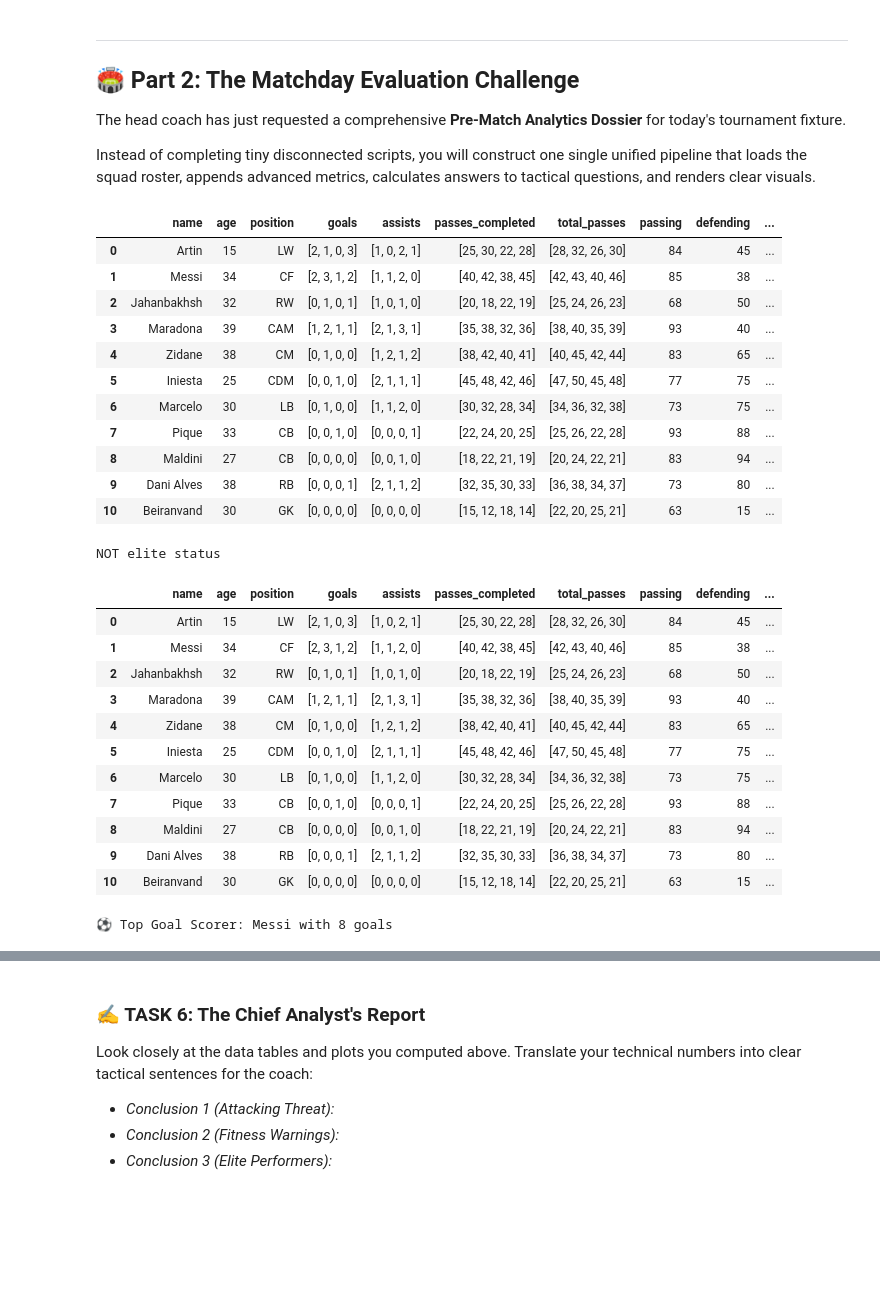
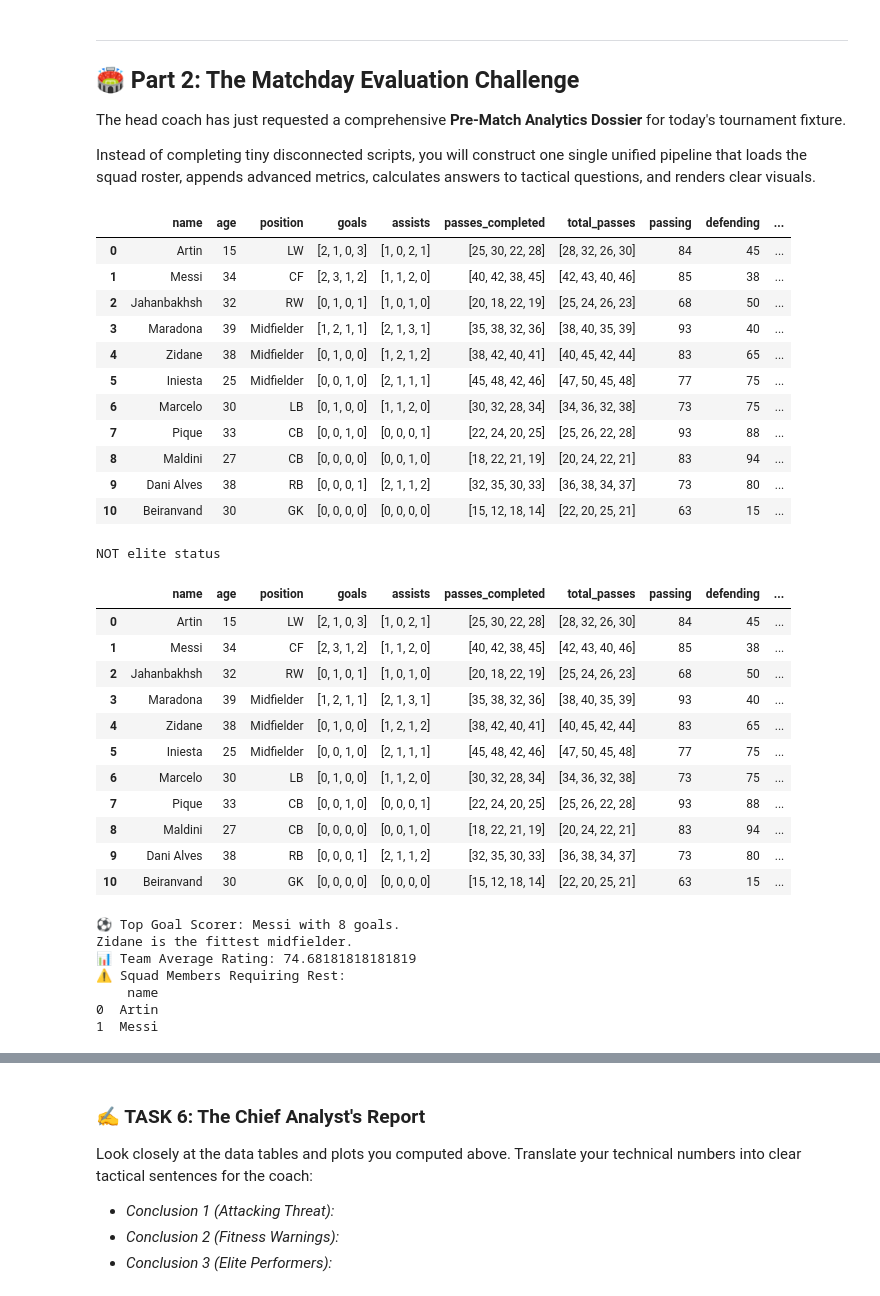
Before and after one commit to MaryamRA/KidsShield-Soccer-AI, a Jupyter notebook: Mission08/Mission08_Complementary_Solution.ipynb, the cells around one changed output, grey strips where cells are left out. Drawn from its saved outputs; the diff is of its cells as text; code cells hidden in the pictures; blank space fills up the shorter version.

```diff
--- a/Mission08/Mission08_Complementary_Solution.ipynb
+++ b/Mission08/Mission08_Complementary_Solution.ipynb
@@ -91,7 +91,7 @@ Artin_FC_v2 = [
     {
         "name": "Maradona",
         "age" : 39,
-        "position": "CAM",
+        "position": "Midfielder",
         "goals": [1, 2, 1, 1],
         "assists": [2, 1, 3, 1],
         "passes_completed": [35, 38, 32, 36],
@@ -105,7 +105,7 @@ Artin_FC_v2 = [
     {
         "name": "Zidane",
         "age" : 38,
-        "position": "CM",
+        "position": "Midfielder",
         "goals": [0, 1, 0, 0],
         "assists": [1, 2, 1, 2],
         "passes_completed": [38, 42, 40, 41],
@@ -119,7 +119,7 @@ Artin_FC_v2 = [
     {
         "name": "Iniesta",
         "age": 25,
-        "position": "CDM",
+        "position": "Midfielder",
         "goals": [0, 0, 1, 0],
         "assists": [2, 1, 1, 1],
         "passes_completed": [45, 48, 42, 46],
@@ -291,9 +291,9 @@ df
 | 0 | Artin | 15 | LW | [2, 1, 0, 3] | [1, 0, 2, 1] | [25, 30, 22, 28] | [28, 32, 26, 30] | 84 | 45 | ... |
 | 1 | Messi | 34 | CF | [2, 3, 1, 2] | [1, 1, 2, 0] | [40, 42, 38, 45] | [42, 43, 40, 46] | 85 | 38 | ... |
 | 2 | Jahanbakhsh | 32 | RW | [0, 1, 0, 1] | [1, 0, 1, 0] | [20, 18, 22, 19] | [25, 24, 26, 23] | 68 | 50 | ... |
-| 3 | Maradona | 39 | CAM | [1, 2, 1, 1] | [2, 1, 3, 1] | [35, 38, 32, 36] | [38, 40, 35, 39] | 93 | 40 | ... |
-| 4 | Zidane | 38 | CM | [0, 1, 0, 0] | [1, 2, 1, 2] | [38, 42, 40, 41] | [40, 45, 42, 44] | 83 | 65 | ... |
-| 5 | Iniesta | 25 | CDM | [0, 0, 1, 0] | [2, 1, 1, 1] | [45, 48, 42, 46] | [47, 50, 45, 48] | 77 | 75 | ... |
+| 3 | Maradona | 39 | Midfielder | [1, 2, 1, 1] | [2, 1, 3, 1] | [35, 38, 32, 36] | [38, 40, 35, 39] | 93 | 40 | ... |
+| 4 | Zidane | 38 | Midfielder | [0, 1, 0, 0] | [1, 2, 1, 2] | [38, 42, 40, 41] | [40, 45, 42, 44] | 83 | 65 | ... |
+| 5 | Iniesta | 25 | Midfielder | [0, 0, 1, 0] | [2, 1, 1, 1] | [45, 48, 42, 46] | [47, 50, 45, 48] | 77 | 75 | ... |
 | 6 | Marcelo | 30 | LB | [0, 1, 0, 0] | [1, 1, 2, 0] | [30, 32, 28, 34] | [34, 36, 32, 38] | 73 | 75 | ... |
 | 7 | Pique | 33 | CB | [0, 0, 1, 0] | [0, 0, 0, 1] | [22, 24, 20, 25] | [25, 26, 22, 28] | 93 | 88 | ... |
 | 8 | Maldini | 27 | CB | [0, 0, 0, 0] | [0, 0, 1, 0] | [18, 22, 21, 19] | [20, 24, 22, 21] | 83 | 94 | ... |
@@ -313,37 +313,37 @@ NOT elite status
 # %%
 import coach_toolbox_v3 as ct
 import pandas as pd
 import matplotlib.pyplot as plt
 import seaborn as sns
 import importlib
 importlib.reload(ct)
 
 
 # 1. Create a column 'goal_contributions' that adds goals + assists together
 df['total_goals'] = df['goals'].apply(sum)
 df['total_assists'] = df['assists'].apply(sum)
 df['goal_contributions'] = df['total_goals'] + df['total_assists']
 
 # Calculate player rating first, as 'elite_status' depends on it
 df['rating'] = df.apply(ct.calculate_overall_rating, axis=1)
 
 # 2. Create a column 'needs_rest'
 # Hint: If stamina < 75, then "Rest Needed", else "Match Ready"
 df['needs_rest'] = df.apply(ct.needs_rest, axis=1)
 
 # 3. Create a column 'elite_status' indicating players with a performance rating >= 8.5
 # Hint: Use df['rating'] >= 8.5 mapping
-df['ELITE_STATUS'] = df['rating'] >= 8.5
+df['ELITE_STATUS'] = df['rating'] >= 80
 
 df
 # %% [output]
 |  | name | age | position | goals | assists | passes_completed | total_passes | passing | defending | ... |
 | 0 | Artin | 15 | LW | [2, 1, 0, 3] | [1, 0, 2, 1] | [25, 30, 22, 28] | [28, 32, 26, 30] | 84 | 45 | ... |
 | 1 | Messi | 34 | CF | [2, 3, 1, 2] | [1, 1, 2, 0] | [40, 42, 38, 45] | [42, 43, 40, 46] | 85 | 38 | ... |
 | 2 | Jahanbakhsh | 32 | RW | [0, 1, 0, 1] | [1, 0, 1, 0] | [20, 18, 22, 19] | [25, 24, 26, 23] | 68 | 50 | ... |
-| 3 | Maradona | 39 | CAM | [1, 2, 1, 1] | [2, 1, 3, 1] | [35, 38, 32, 36] | [38, 40, 35, 39] | 93 | 40 | ... |
-| 4 | Zidane | 38 | CM | [0, 1, 0, 0] | [1, 2, 1, 2] | [38, 42, 40, 41] | [40, 45, 42, 44] | 83 | 65 | ... |
-| 5 | Iniesta | 25 | CDM | [0, 0, 1, 0] | [2, 1, 1, 1] | [45, 48, 42, 46] | [47, 50, 45, 48] | 77 | 75 | ... |
+| 3 | Maradona | 39 | Midfielder | [1, 2, 1, 1] | [2, 1, 3, 1] | [35, 38, 32, 36] | [38, 40, 35, 39] | 93 | 40 | ... |
+| 4 | Zidane | 38 | Midfielder | [0, 1, 0, 0] | [1, 2, 1, 2] | [38, 42, 40, 41] | [40, 45, 42, 44] | 83 | 65 | ... |
+| 5 | Iniesta | 25 | Midfielder | [0, 0, 1, 0] | [2, 1, 1, 1] | [45, 48, 42, 46] | [47, 50, 45, 48] | 77 | 75 | ... |
 | 6 | Marcelo | 30 | LB | [0, 1, 0, 0] | [1, 1, 2, 0] | [30, 32, 28, 34] | [34, 36, 32, 38] | 73 | 75 | ... |
 | 7 | Pique | 33 | CB | [0, 0, 1, 0] | [0, 0, 0, 1] | [22, 24, 20, 25] | [25, 26, 22, 28] | 93 | 88 | ... |
 | 8 | Maldini | 27 | CB | [0, 0, 0, 0] | [0, 0, 1, 0] | [18, 22, 21, 19] | [20, 24, 22, 21] | 83 | 94 | ... |
@@ -360,16 +360,28 @@ top_scorer_name = df.loc[top_scorer_identity, "name"]
 print(f"⚽ Top Goal Scorer: {top_scorer_name} with {top_scorer_goals} goals.")
 
 # Q2: Which specific Midfielder has the highest stamina score?
-
-#print("🫁 Fittest Midfielder:",
+midfielders = df[df["position"] == "Midfielder"]
+fit_midfielder_row = midfielders["stamina"].idxmax()
+fit_midfielder_identity = midfielders.loc[fit_midfielder_row, "name"]
+print(f"{fit_midfielder_identity} is the fittest midfielder.")
 
 # Q3: What is the average calculated performance rating of the entire team?
-#print("📊 Team Average Rating"
+print("📊 Team Average Rating:", df["rating"].mean())
 
 # Q4: Filter and display only the rows of players who currently show 'Rest Needed':
-#print("⚠️ Squad Members Requiring Rest:")
+print("⚠️ Squad Members Requiring Rest:")
+# The 'needs_rest' column was already created in TASK 3.
+# We filter the DataFrame 'df' using the boolean values in 'needs_rest'
+# and then select the 'name' column.
+print(df[df["needs_rest"]][["name"]])
 # %% [output]
-⚽ Top Goal Scorer: Messi with 8 goals
+⚽ Top Goal Scorer: Messi with 8 goals.
+Zidane is the fittest midfielder.
+📊 Team Average Rating: 74.68181818181819
+⚠️ Squad Members Requiring Rest:
+    name
+0  Artin
+1  Messi
 # %%
 # 🛠️ TASK 5: Visual Scouting Suite
 # Using your freedom of layout design, create 3 distinct visual charts.
```
Also changed, not shown: parts of 6 cells of this notebook.
